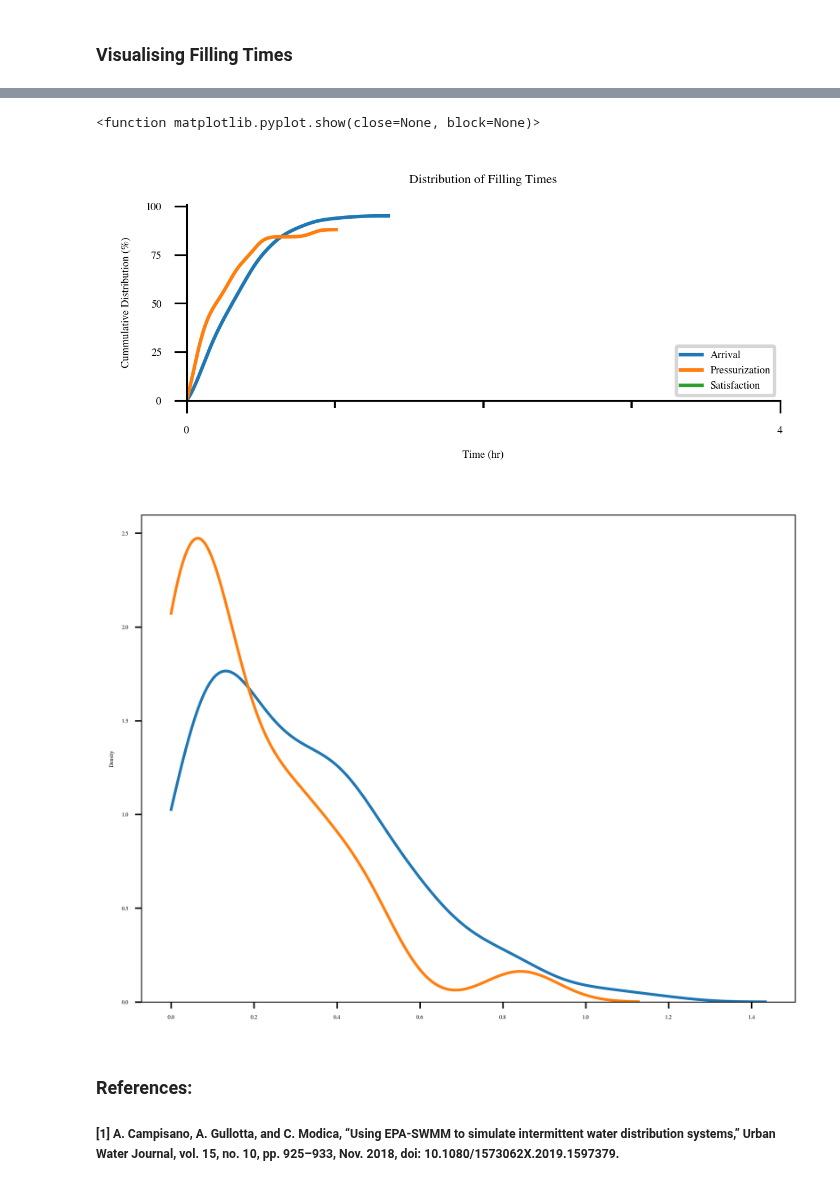
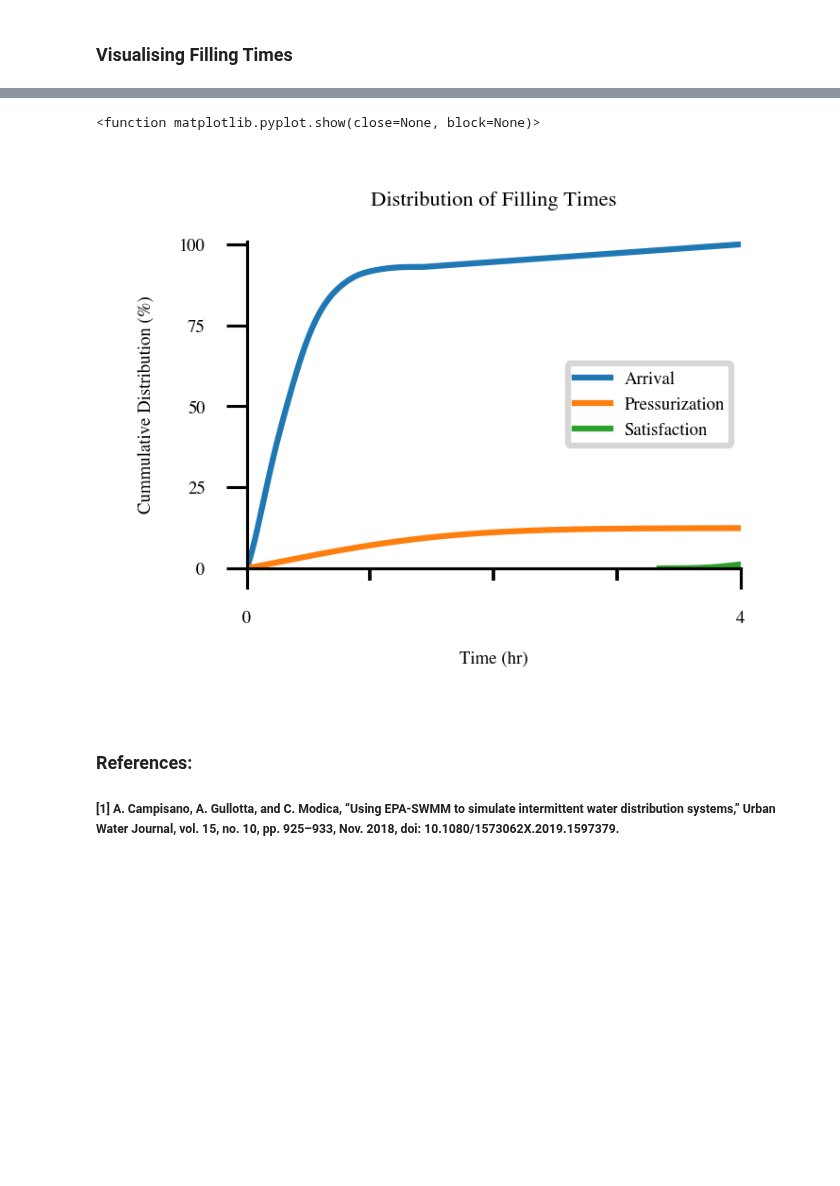
Before and after one commit to Omar-Abdelazeem/IWS-Modelling-Methods, a Jupyter notebook: Running-Methods/SWMM/SWMM-F.ipynb, the cells around one changed output, grey strips where cells are left out. Drawn from its saved outputs; the diff is of its cells as text; code cells hidden in the pictures; blank space fills up the shorter version.

```diff
--- a/Running-Methods/SWMM/SWMM-F.ipynb
+++ b/Running-Methods/SWMM/SWMM-F.ipynb
@@ -109,13 +111,12 @@ with pyswmm.Output(directory+name_only+".out") as out:
         if swtch:
             # link_series produces a dictionary with the keys corresponding to timestamps and values contain the value of the selected variable (FLOW_RATE) at each timestamp
             index=pd.Series(out.link_series(link,LinkAttribute.FLOW_RATE).keys())
+            actual_demands.loc[:,"time"]=index
             swtch=False
         # If link id is in the prepared list of demand links (outlets)
         if link in demand_links:
             # gets the values of the flow rate series dictionary and stores as a Pandas Series
-            t_srs=pd.Series(out.link_series(link,LinkAttribute.FLOW_RATE).values())
-            # Adds the time series for the demand link into the DataFrame as a new column
-            actual_demands=pd.concat([actual_demands,t_srs],axis=1)
+            actual_demands.loc[:,link]=out.link_series(link,LinkAttribute.FLOW_RATE).values()
 # %% [markdown]
 Cleaning up the dataframe for further processing
 SWMM output files skip the initial time step in reporting the results. These have to be added back manually.
@@ -124,7 +125,7 @@ The time stamp output of PySWMM is of datetime format, and is subsequently conve
 # Stores the start time stamp of the simulation
 start_time=index[0]
 # List to store index of time in seconds (0 added as the missing initial time step)
-new_index=[0]
+new_index=[]
 
 # Loops through old index (datetime)
 for time in index:
@@ -133,10 +134,12 @@ for time in index:
     # Appends time in seconds to new index
     new_index.append(timesec+10)
 
+actual_demands["time"]=new_index
+actual_demands.set_index("time",inplace=True)
 ### Formatting the DataFrame to add a zero row at the beginning (for the initial time step) and fix index and column names
-actual_demands.index=new_index[1:]
-actual_demands.columns=demand_links
-zeros=pd.DataFrame([0]*245).transpose()
-zeros.index=[0]
-zeros.columns=demand_links
-actual_demands=pd.concat([zeros,actual_demands])
+actual_demands.loc[0,:]=0
+actual_demands.sort_index(inplace=True)
+
+
+supply_duration=new_index[-1]/60
+reporting_step=new_index[1]-new_index[0]
@@ -226,7 +226,7 @@ for node in timesrs_satisfaction.columns:
             filling_times.at[node,"Arrival Time (hr)"]=time/3600
             arrival_swtch=False
         percent_diff=abs(actual_demands.at[time,node]-demand_rates.at[node,"Demand"]*1000)/(demand_rates.at[node,"Demand"]*1000)
-        if  percent_diff<0.0001 and press_swtch:
+        if  percent_diff<0.001 and press_swtch:
             filling_times.at[node,"Pressurization Time (hr)"]=time/3600
             press_swtch=False
         if timesrs_satisfaction.at[time,node]>0.999 and satis_swtch:
@@ -317,9 +317,15 @@ plt.show
 ### Visualising Filling Times
 # %%
 import seaborn as sns
-x_arr,y_arr=sns.kdeplot(data=np.array(filling_times["Arrival Time (hr)"]),bw_method=0.25,cumulative=True,clip=(0,supply_duration_hr)).get_lines()[0].get_data()
-x_pres,y_pres=sns.kdeplot(data=np.array(filling_times["Pressurization Time (hr)"]),bw_method=0.25,cumulative=True,clip=(0,supply_duration_hr)).get_lines()[1].get_data()
-x_satis,y_satis=sns.kdeplot(data=np.array(filling_times["Satisfaction Time (hr)"]),bw_method=0.25,cumulative=True,clip=(0,supply_duration_hr)).get_lines()[2].get_data()
+arrival=list(filling_times["Arrival Time (hr)"])
+arrival=[supply_duration_hr*2 if np.isnan(x)==True else x for x in arrival]
+pressurization=list(filling_times["Pressurization Time (hr)"])
+pressurization=[supply_duration_hr*2 if np.isnan(x)==True else x for x in pressurization]
+satisfaction=list(filling_times["Satisfaction Time (hr)"])
+satisfaction=[supply_duration_hr*2 if np.isnan(x)==True else x for x in satisfaction]
+x_arr,y_arr=sns.kdeplot(data=arrival,bw_method="silverman",cumulative=True,clip=(0,supply_duration_hr)).get_lines()[0].get_data()
+x_pres,y_pres=sns.kdeplot(data=pressurization,bw_method="silverman",cumulative=True,clip=(0,supply_duration_hr)).get_lines()[1].get_data()
+x_satis,y_satis=sns.kdeplot(data=satisfaction,bw_method="silverman",cumulative=True,clip=(0,supply_duration_hr)).get_lines()[2].get_data()
 plt.close()
 if x_arr[-1]!= supply_duration_hr:
     x_arr=np.append(x_arr,[supply_duration_hr])
@@ -339,43 +342,36 @@ font = {'family' : 'Times',
 mpl.rc('font', **font)
 mpl.rc('xtick', labelsize=3)
 mpl.rcParams['axes.linewidth'] = 0.5
 
 fig, ax=plt.subplots()
 # Change figure size (and aspect ratio) by adjusting height and width here
-fig.set_figwidth(3)
+fig.set_figwidth(1.5)
 fig.set_figheight(1)
 
 # Formatting Plot: Setting a Title, x- and y-axis limits, major and minor ticks
 ax.set_title('Distribution of Filling Times')
 ax.grid(False)
 ax.set_xlim(0,supply_duration_hr)
 ax.set_ylim(0,101)
 ax.set_xticks(np.arange(0,supply_duration_hr+1,4))
 ax.set_xticks(np.arange(0,supply_duration_hr+1,1),minor=True)
 ax.set_yticks(np.arange(0,101,25))
 ax.tick_params(width=0.5)
 
 line1,=ax.plot(x_arr,y_arr*100,linewidth=1,label="Arrival")
 line2,=ax.plot(x_pres,y_pres*100,linewidth=1,label="Pressurization")
 line3,=ax.plot(x_satis,y_satis*100,linewidth=1,label="Satisfaction")
 plt.xlabel('Time (hr)')
 plt.ylabel('Cummulative Distribution (%)')
 # Optional: show grid or turn on and off spines (Plot box sides)
 # ax.grid(visible=True,which='both')
 ax.spines['top'].set_visible(False)
 ax.spines['right'].set_visible(False)
-ax.legend(loc="lower right")
+ax.legend(loc="right")
 plt.show
 # %% [output]
 <function matplotlib.pyplot.show(close=None, block=None)>
-[figure, old version]
+[figure, new version]
-# %%
-x_arr,y_arr=sns.kdeplot(data=np.array(filling_times["Arrival Time (hr)"]),bw_method="silverman",cumulative=False,clip=(0,supply_duration_hr)).get_lines()[0].get_data()
-x_pres,y_pres=sns.kdeplot(data=np.array(filling_times["Pressurization Time (hr)"]),bw_method="scott",cumulative=False,clip=(0,supply_duration_hr)).get_lines()[1].get_data()
-# x_satis,y_satis=sns.kdeplot(data=np.array(filling_times["Satisfaction Time (hr)"]),bw_method=0.25,cumulative=False,clip=(0,supply_duration_hr)).get_lines()[2].get_data()
-# plt.close()
-# %% [output]
-[figure, removed]
 # %% [markdown]
 ### References:
 ##### [1] A. Campisano, A. Gullotta, and C. Modica, “Using EPA-SWMM to simulate intermittent water distribution systems,” Urban Water Journal, vol. 15, no. 10, pp. 925–933, Nov. 2018, doi: 10.1080/1573062X.2019.1597379.
```
Also changed, not shown: parts of 5 cells of this notebook, 21 other files.
